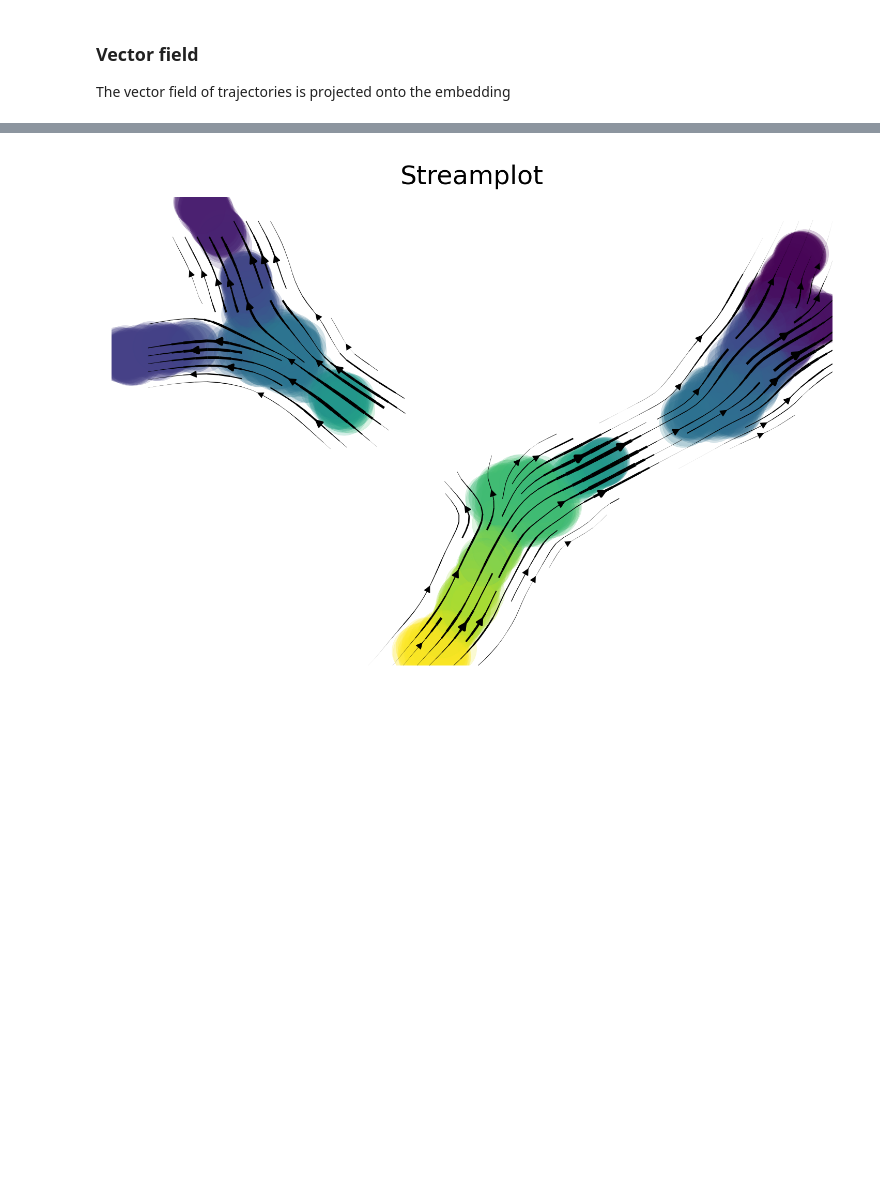
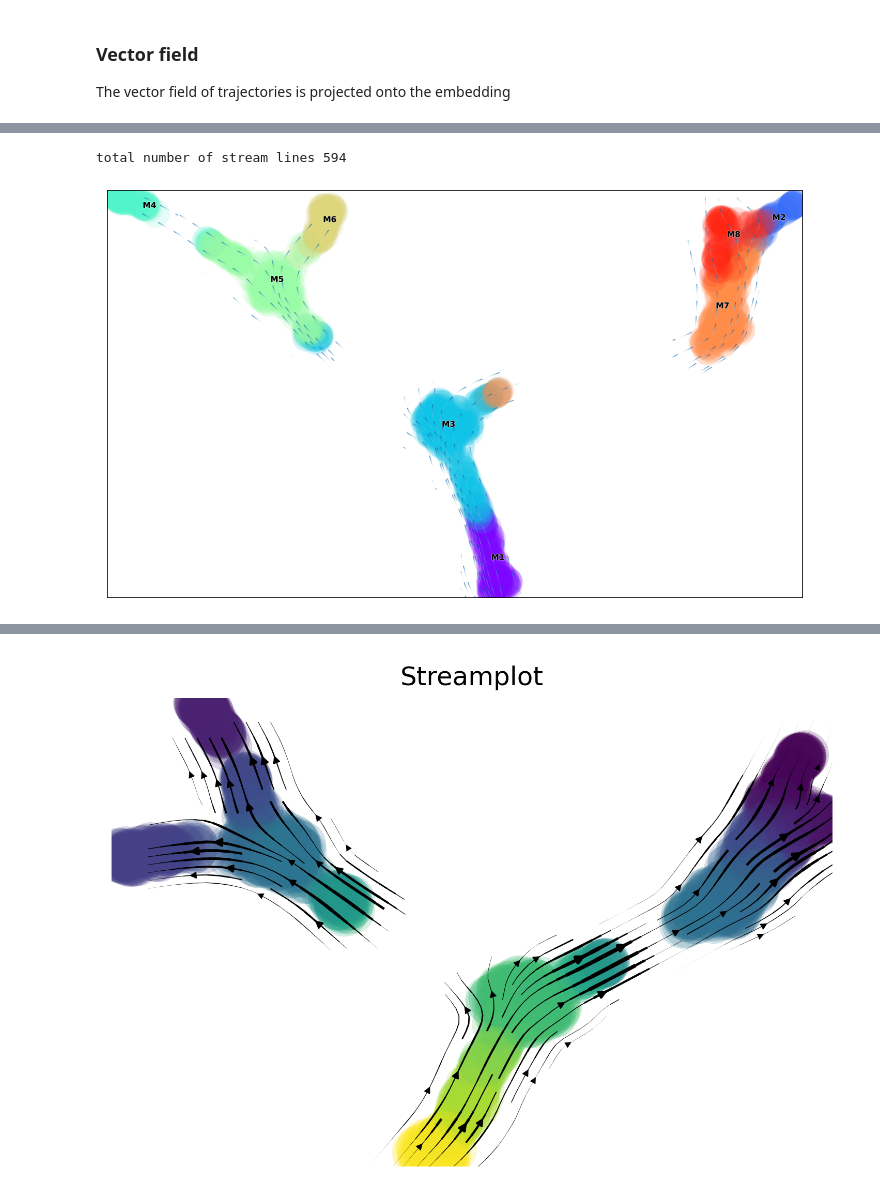
Before and after one commit to ShobiStassen/VIA, a Jupyter notebook: docs/Basic tutorial.ipynb, the cells around one changed output, grey strips where cells are left out. Cells and saved outputs as stored; diff of their text form; code cells hidden in the pictures; blank space fills up the shorter version.

```diff
--- a/docs/Basic tutorial.ipynb
+++ b/docs/Basic tutorial.ipynb
@@ -128,0 +135,3 @@ via_streamplot(v0, embedding)
+# %%
+animated_streamplot(v0, embedding, scatter_size=800, scatter_alpha=0.15, density_grid=1, saveto='/home/shobi/Trajectory/Datasets/Toy3/test_toy3.gif' )
+# %% [output]
@@ -128,0 +139,2 @@ via_streamplot(v0, embedding)
+total number of stream lines 594
+[figure, added]
```
Also changed, not shown: parts of 6 cells of this notebook.
